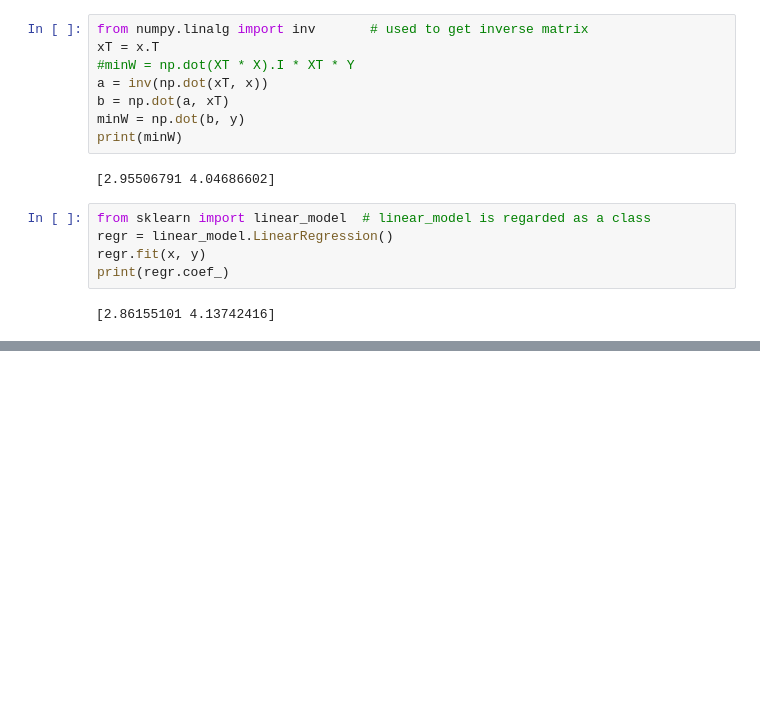
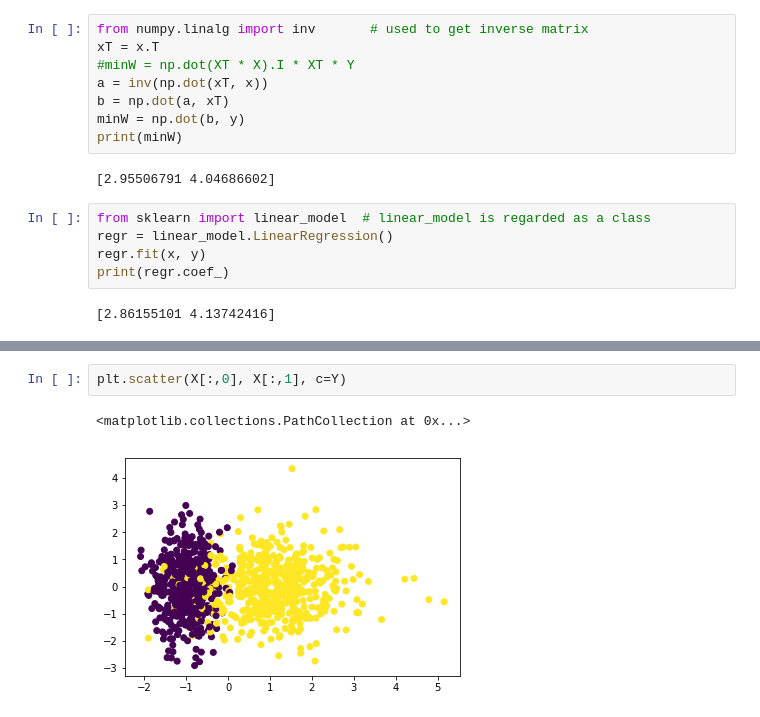
Before and after one commit to jsxcool/Jupyter, a Jupyter notebook: hw5-520.ipynb, the cells around one changed output, grey strips where cells are left out. Drawn from its saved outputs; the diff is of its cells as text; blank space fills up the shorter version.

```diff
--- a/hw5-520.ipynb
+++ b/hw5-520.ipynb
@@ -67,0 +84,5 @@ LogisticRegression(C=1.0, class_weight=None, dual=False, fit_intercept=True,
+# %%
+plt.scatter(X[:,0], X[:,1], c=Y)
+# %% [output]
+<matplotlib.collections.PathCollection at 0x...>
+[figure, added]
```
Also changed, not shown: parts of 4 cells of this notebook, 6 other files.
